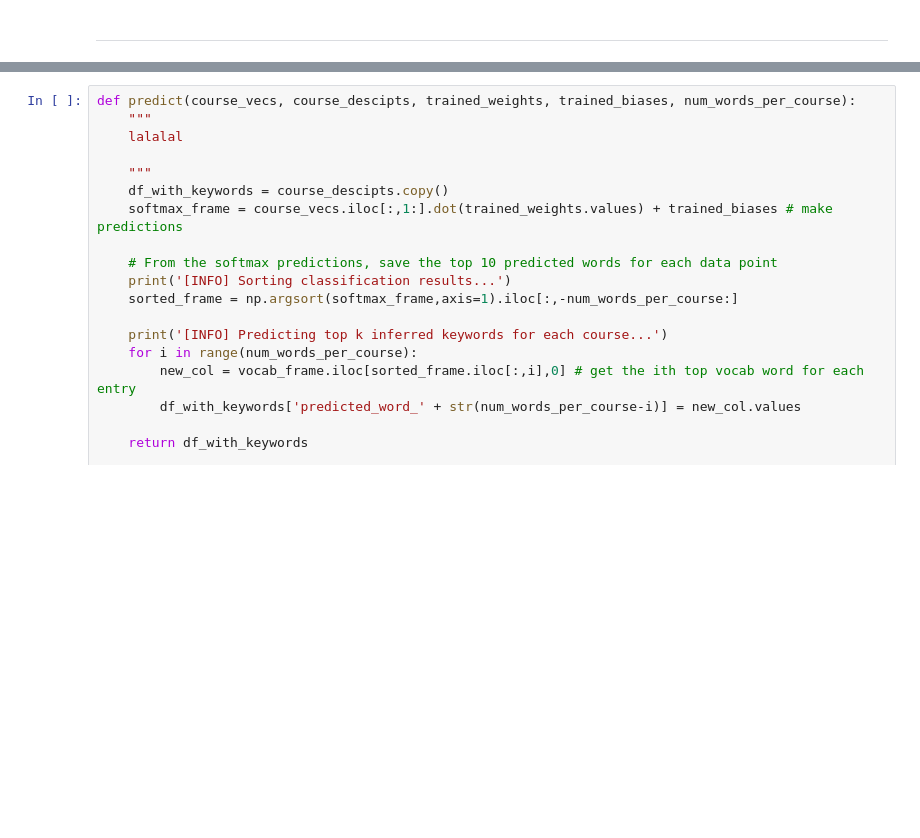
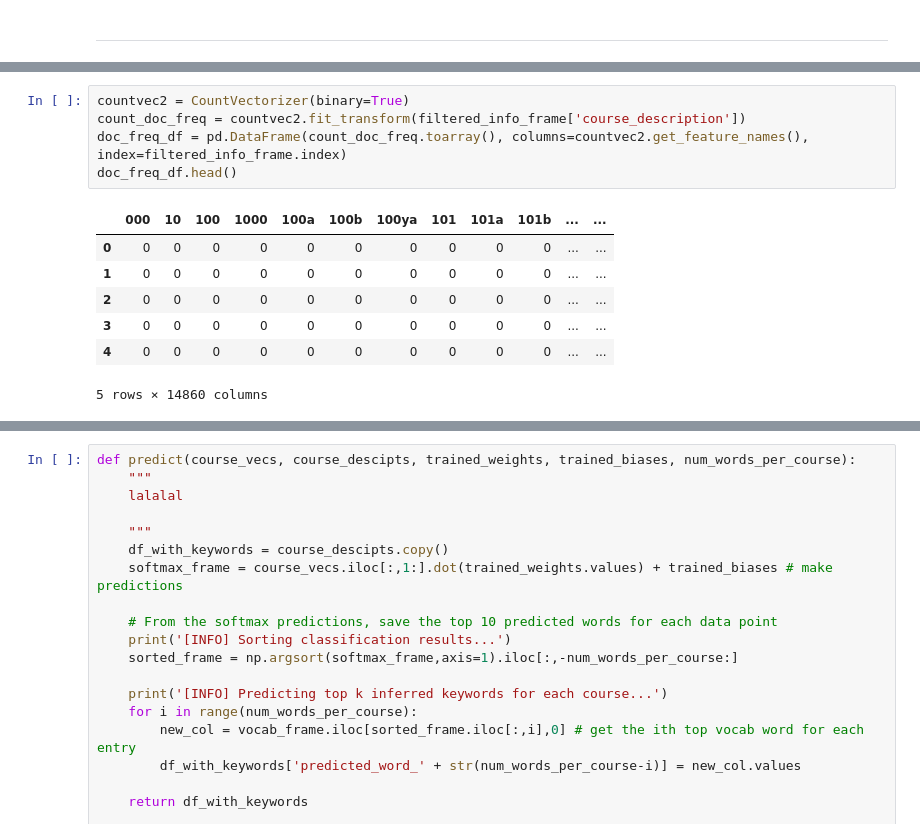
Before and after one commit to matthew-dong-dev/ICS-research, a Jupyter notebook: keywords_research.ipynb, the cells around one changed output, grey strips where cells are left out. Cells and saved outputs as stored; diff of their text form; blank space fills up the shorter version.

```diff
--- a/keywords_research.ipynb
+++ b/keywords_research.ipynb
@@ -103,0 +191,13 @@ max_df = 0.0028
+# %%
+countvec2 = CountVectorizer(binary=True)
+count_doc_freq = countvec2.fit_transform(filtered_info_frame['course_description'])
+doc_freq_df = pd.DataFrame(count_doc_freq.toarray(), columns=countvec2.get_feature_names(), index=filtered_info_frame.index)
+doc_freq_df.head()
+# %% [output]
+|  | 000 | 10 | 100 | 1000 | 100a | 100b | 100ya | 101 | 101a | 101b | ... | ... |
+| 0 | 0 | 0 | 0 | 0 | 0 | 0 | 0 | 0 | 0 | 0 | ... | ... |
+| 1 | 0 | 0 | 0 | 0 | 0 | 0 | 0 | 0 | 0 | 0 | ... | ... |
+| 2 | 0 | 0 | 0 | 0 | 0 | 0 | 0 | 0 | 0 | 0 | ... | ... |
+| 3 | 0 | 0 | 0 | 0 | 0 | 0 | 0 | 0 | 0 | 0 | ... | ... |
+| 4 | 0 | 0 | 0 | 0 | 0 | 0 | 0 | 0 | 0 | 0 | ... | ... |
+5 rows × 14860 columns
```
Also changed, not shown: parts of 36 cells of this notebook, 2 other files.
